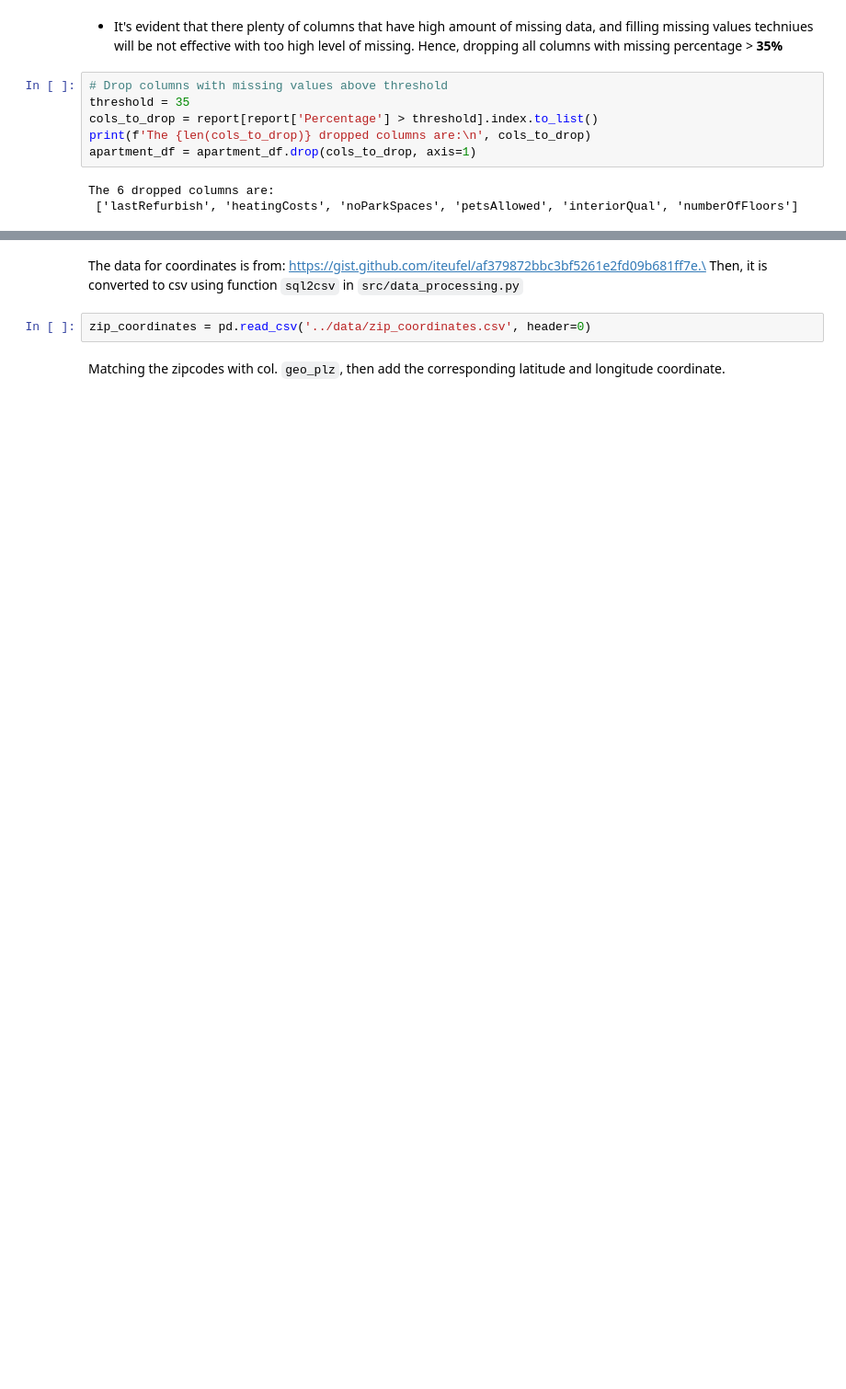
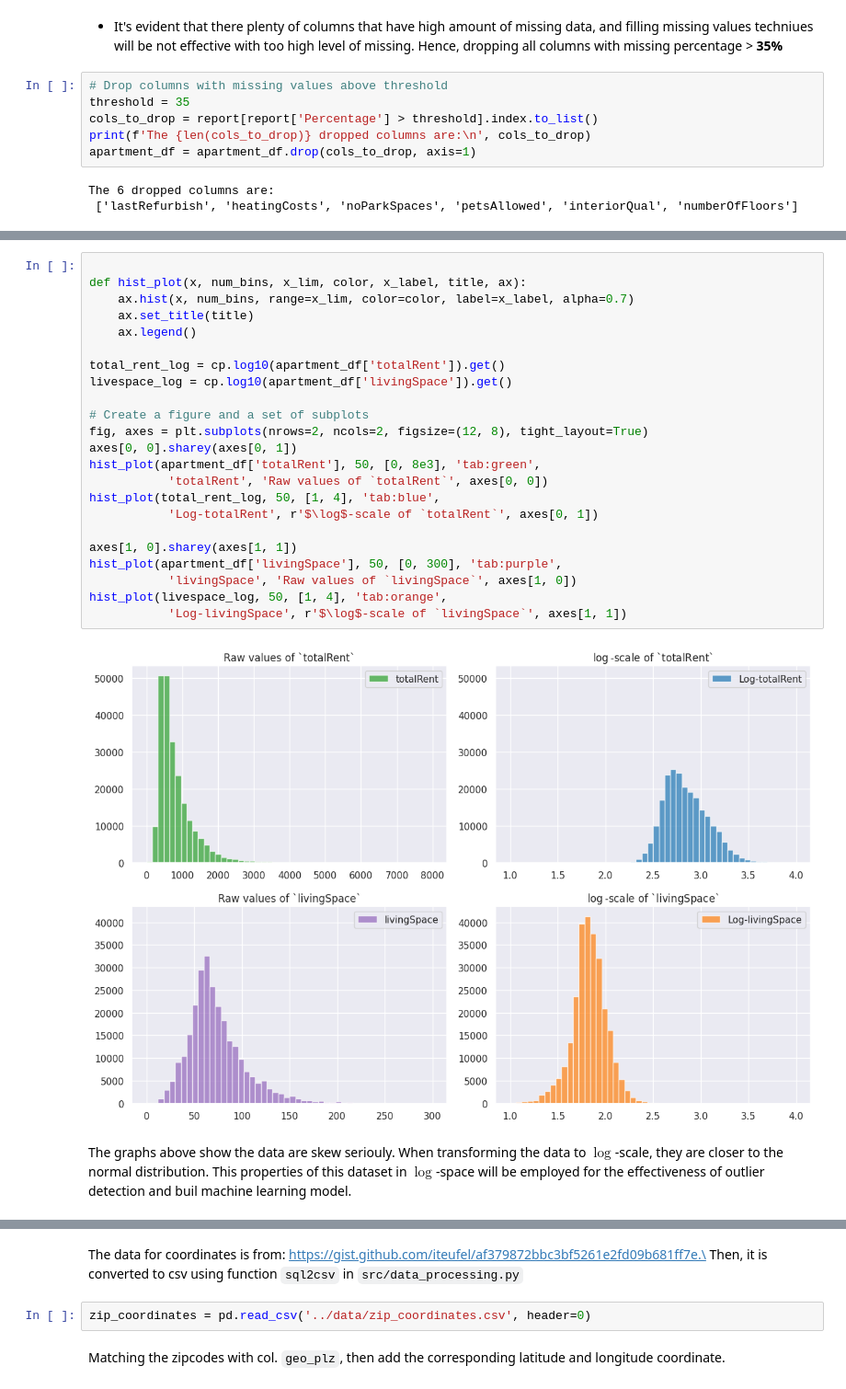
Before and after one commit to chauminhvu/rental-price-forecasting-traditional-vs-multimodal, a Jupyter notebook: notebooks/data-processing.ipynb, the cells around one changed output, grey strips where cells are left out. Shown at 92% size. Cells and saved outputs as stored; diff of their text form; blank space fills up the shorter version.

```diff
--- a/notebooks/data-processing.ipynb
+++ b/notebooks/data-processing.ipynb
@@ -145,0 +211,27 @@ The 20 remaining columns are:
+# %%
+
+def hist_plot(x, num_bins, x_lim, color, x_label, title, ax):
+    ax.hist(x, num_bins, range=x_lim, color=color, label=x_label, alpha=0.7)
+    ax.set_title(title)
+    ax.legend()
+
+total_rent_log = cp.log10(apartment_df['totalRent']).get()
+livespace_log = cp.log10(apartment_df['livingSpace']).get()
+
+# Create a figure and a set of subplots
+fig, axes = plt.subplots(nrows=2, ncols=2, figsize=(12, 8), tight_layout=True)
+axes[0, 0].sharey(axes[0, 1])
+hist_plot(apartment_df['totalRent'], 50, [0, 8e3], 'tab:green',
+           'totalRent', 'Raw values of `totalRent`', axes[0, 0])
+hist_plot(total_rent_log, 50, [1, 4], 'tab:blue',
+           'Log-totalRent', r'$\log$-scale of `totalRent`', axes[0, 1])
+
+axes[1, 0].sharey(axes[1, 1])
+hist_plot(apartment_df['livingSpace'], 50, [0, 300], 'tab:purple',
+           'livingSpace', 'Raw values of `livingSpace`', axes[1, 0])
+hist_plot(livespace_log, 50, [1, 4], 'tab:orange',
+           'Log-livingSpace', r'$\log$-scale of `livingSpace`', axes[1, 1])
+# %% [output]
+[figure, added]
+# %% [markdown]
+The graphs above show the data are skew seriouly. When transforming the data to $\log$-scale, they are closer to the normal distribution. This properties of this dataset in $\log$-space will be employed for the effectiveness of outlier detection and buil machine learning model.
```
Also changed, not shown: parts of 93 cells of this notebook, 3 other files.
